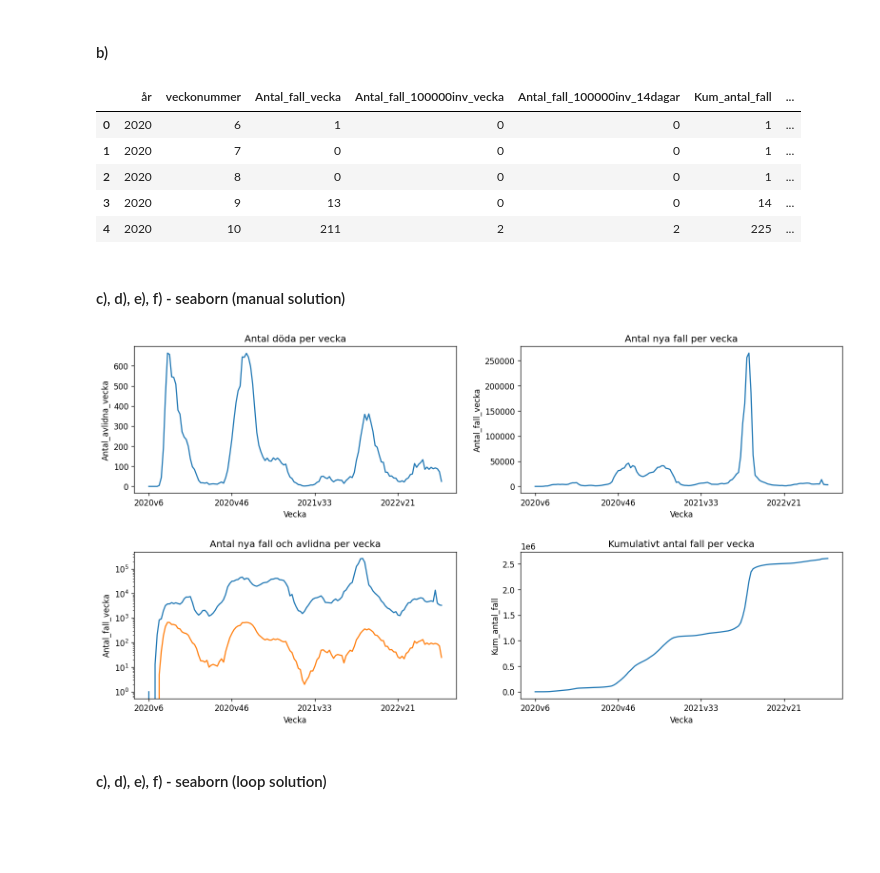
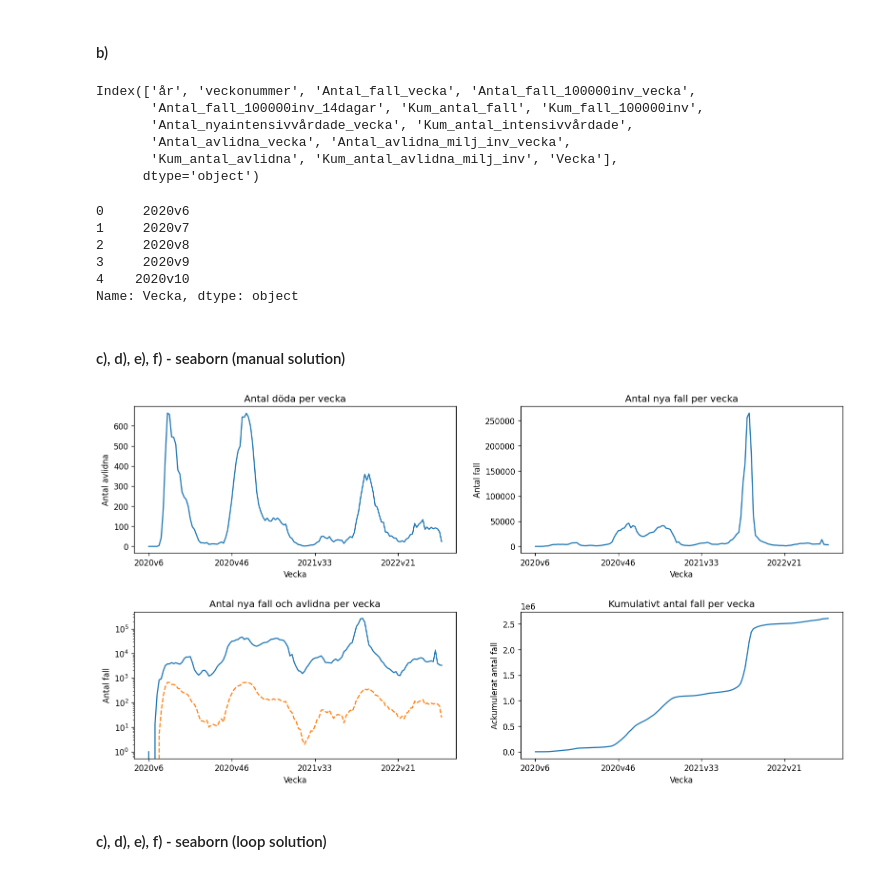
Before and after one commit to DorotaBjoorn/Databehandling-Dorota-Bjoorn, a Jupyter notebook: Lab/Lab_uppg01.ipynb, the cells around one changed output. Drawn from its saved outputs; the diff is of its cells as text; code cells hidden in the pictures; blank space fills up the shorter version.

```diff
--- a/Lab/Lab_uppg01.ipynb
+++ b/Lab/Lab_uppg01.ipynb
@@ -63,43 +63,60 @@ Index(['år', 'veckonummer', 'Antal_fall_vecka', 'Antal_fall_100000inv_vecka',
 # columns are type converted to str and content combined in new column, which by default is placed as last index
 
 df_veckodata_riket["Vecka"] = df_veckodata_riket["år"].astype(str) + "v" + df_veckodata_riket["veckonummer"].astype(str)
-df_veckodata_riket.head()
+df_veckodata_riket.columns
 # %% [output]
-|  | år | veckonummer | Antal_fall_vecka | Antal_fall_100000inv_vecka | Antal_fall_100000inv_14dagar | Kum_antal_fall | ... |
-| 0 | 2020 | 6 | 1 | 0 | 0 | 1 | ... |
-| 1 | 2020 | 7 | 0 | 0 | 0 | 1 | ... |
-| 2 | 2020 | 8 | 0 | 0 | 0 | 1 | ... |
-| 3 | 2020 | 9 | 13 | 0 | 0 | 14 | ... |
-| 4 | 2020 | 10 | 211 | 2 | 2 | 225 | ... |
+Index(['år', 'veckonummer', 'Antal_fall_vecka', 'Antal_fall_100000inv_vecka',
+       'Antal_fall_100000inv_14dagar', 'Kum_antal_fall', 'Kum_fall_100000inv',
+       'Antal_nyaintensivvårdade_vecka', 'Kum_antal_intensivvårdade',
+       'Antal_avlidna_vecka', 'Antal_avlidna_milj_inv_vecka',
+       'Kum_antal_avlidna', 'Kum_antal_avlidna_milj_inv', 'Vecka'],
+      dtype='object')
+# %%
+df_veckodata_riket["Vecka"].head()
+# %% [output]
+0     2020v6
+1     2020v7
+2     2020v8
+3     2020v9
+4    2020v10
+Name: Vecka, dtype: object
 # %% [markdown]
 #### c), d), e), f) - seaborn (manual solution)
 # %%
 import seaborn as sns
 import matplotlib.pyplot as plt
 
 # defining layout of figure and subplots
 fig, axes = plt.subplots(2, 2, figsize=(16, 8), dpi=120)
 fig.subplots_adjust(hspace=0.4, wspace=0.2)
 
 # plot c)
-sns.lineplot(data=df_veckodata_riket, x="Vecka", y="Antal_avlidna_vecka", ax = axes[0][0]).set(title = "Antal döda per vecka")
+sns.lineplot(
+    data=df_veckodata_riket, x="Vecka", y="Antal_avlidna_vecka", ax=axes[0][0]
+).set(title="Antal döda per vecka", ylabel="Antal avlidna")
 axes[0][0].xaxis.set_major_locator(plt.MaxNLocator(5))
 
 # plot d)
-sns.lineplot(data=df_veckodata_riket, x="Vecka", y="Antal_fall_vecka", ax = axes[0][1]).set(title = "Antal nya fall per vecka")
+sns.lineplot(
+    data=df_veckodata_riket, x="Vecka", y="Antal_fall_vecka", ax=axes[0][1]
+).set(title="Antal nya fall per vecka", ylabel="Antal fall")
 axes[0][1].xaxis.set_major_locator(plt.MaxNLocator(5))
 
 # plot e)
-sns.lineplot(data=df_veckodata_riket, x="Vecka", y="Antal_fall_vecka", ax = axes[1][0]).set(title = "Antal nya fall och avlidna per vecka")
-sns.lineplot(data=df_veckodata_riket, x="Vecka", y="Antal_avlidna_vecka", ax = axes[1][0])
-axes[1][0].set(yscale = "log")
+sns.lineplot(
+    data=df_veckodata_riket, x="Vecka", y="Antal_fall_vecka", ax=axes[1][0]
+).set(title="Antal nya fall och avlidna per vecka", ylabel="Antal fall")
+sns.lineplot(data=df_veckodata_riket, x="Vecka", y="Antal_avlidna_vecka", ax=axes[1][0], linestyle="dashed")
+axes[1][0].set(yscale="log")
 axes[1][0].xaxis.set_major_locator(plt.MaxNLocator(5))
 
 # plot f)
-sns.lineplot(data=df_veckodata_riket, x="Vecka", y="Kum_antal_fall", ax = axes[1][1]).set(title = "Kumulativt antal fall per vecka")
+sns.lineplot(data=df_veckodata_riket, x="Vecka", y="Kum_antal_fall", ax=axes[1][1]).set(
+    title="Kumulativt antal fall per vecka", ylabel="Ackumulerat antal fall"
+)
 axes[1][1].xaxis.set_major_locator(plt.MaxNLocator(5))
 # %% [output]
-[figure, old version]
+[figure, new version]
 # %% [markdown]
 #### c), d), e), f) - seaborn (loop solution)
 # %%
```
Also changed, not shown: parts of 13 cells of this notebook.
